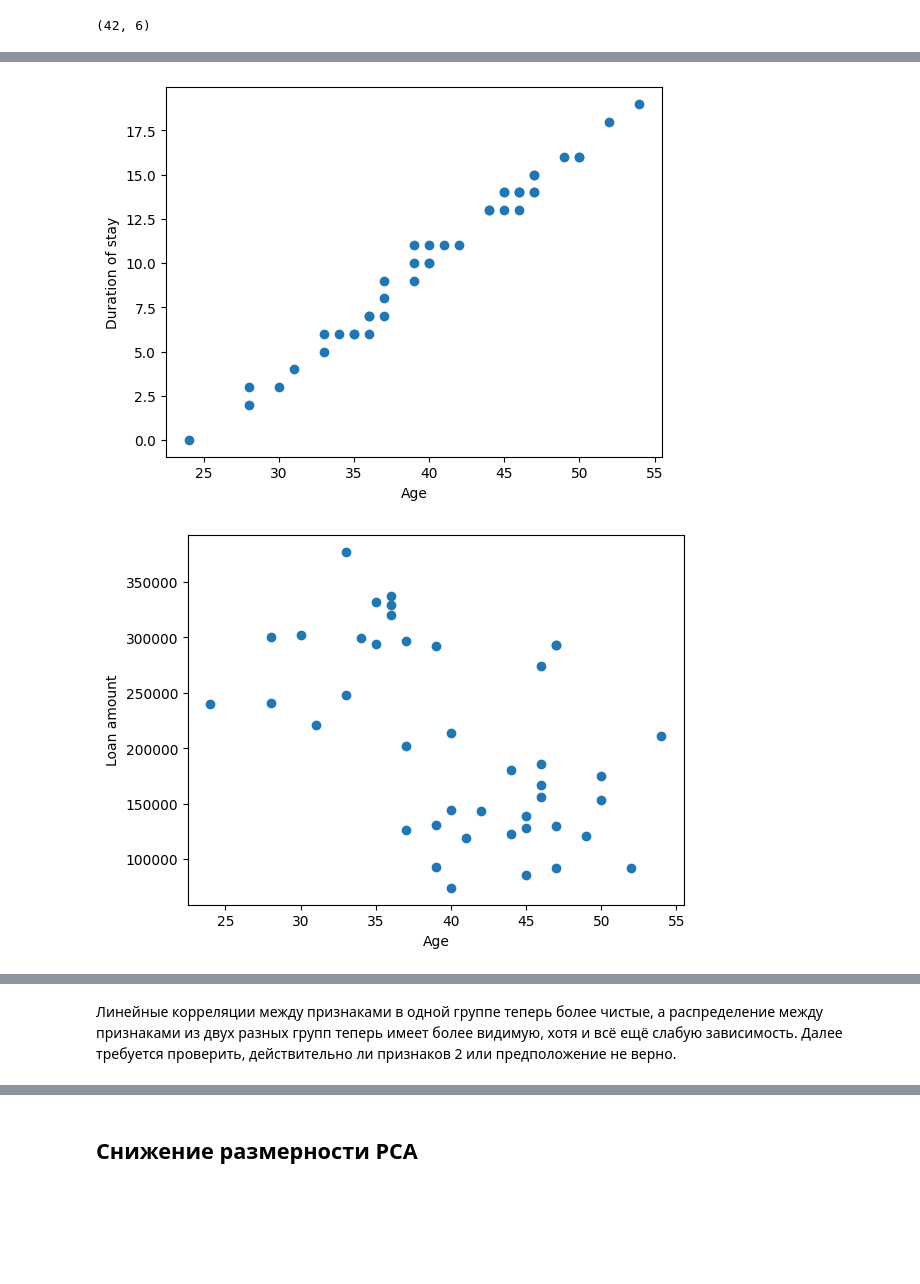
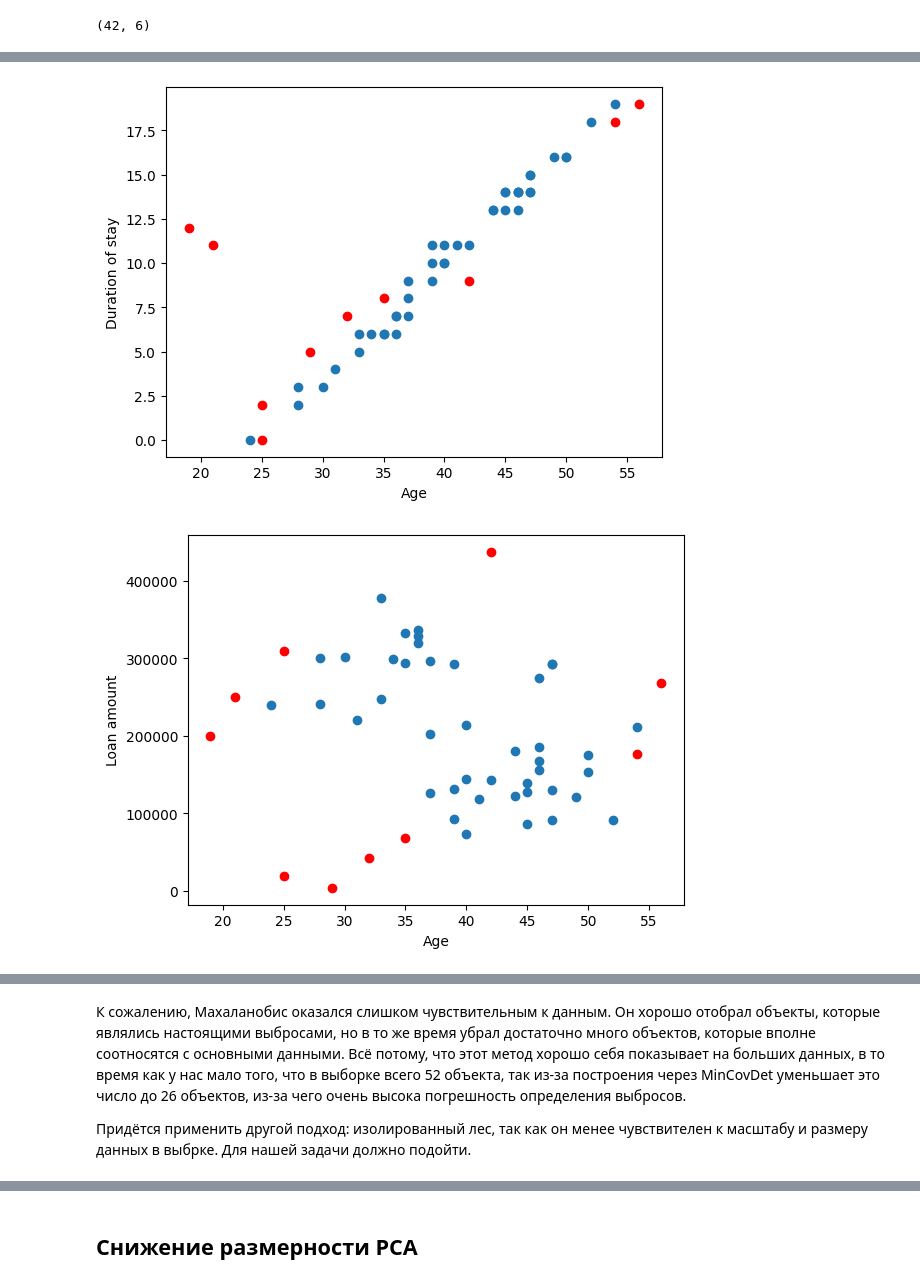
Before and after one commit to GrafVonTee/Kalyagin-Lab1, a Jupyter notebook: lab1.ipynb, the cells around one changed output, grey strips where cells are left out. Drawn from its saved outputs; the diff is of its cells as text; code cells hidden in the pictures; blank space fills up the shorter version.

```diff
--- a/lab1.ipynb
+++ b/lab1.ipynb
@@ -94,7 +96,7 @@ def draw_plots(table: pd.DataFrame):
         plt.show()
 
 
-def draw_corr_plots(table: pd.DataFrame):
+def draw_corr_plots(table: pd.DataFrame, outliers: pd.DataFrame = None):
     for (x, y) in combinations(table.columns, 2):
         if x == y:
             continue
@@ -109,6 +111,11 @@ def draw_corr_plots(table: pd.DataFrame):
         plt.xlabel(x)
         plt.ylabel(y)
 
+        if outliers is not None:
+            outlier_points = outliers[[x, y]].dropna()
+            plt.scatter(outlier_points[x], outlier_points[y],
+                        color='red', label='Выбросы', zorder=5)
+
         plt.show()
 # %%
 # Строим графики признаков
@@ -215,3 +247,6 @@ def mahal_outliers_mask(table: pd.DataFrame, cols, alpha=0.99):
 df_new.shape
 # %% [output]
 (52, 6)
+# %%
+mahal_outliers = df_new[-mahal_outliers_mask(df_new, df_new.columns)].copy()
+mahal_outliers
@@ -218,8 +265,8 @@ df_new.shape
 # %%
-df_cleaned = df_new[mahal_outliers_mask(df_new, df_new.columns)].copy()
-df_cleaned.shape
+df_mahal = df_new[mahal_outliers_mask(df_new, df_new.columns)].copy()
+df_mahal.shape
 # %% [output]
 (42, 6)
 # %%
-draw_corr_plots(df_cleaned)
+draw_corr_plots(df_mahal, outliers=mahal_outliers)
 # %% [output]
@@ -228,2 +275,2 @@ draw_corr_plots(df_cleaned)
-[figure, old version]
+[figure, new version]
-[figure, old version]
+[figure, new version]
@@ -237,2 +284,4 @@ draw_corr_plots(df_cleaned)
 # %% [markdown]
-Линейные корреляции между признаками в одной группе теперь более чистые, а распределение между признаками из двух разных групп теперь имеет более видимую, хотя и всё ещё слабую зависимость. Далее требуется проверить, действительно ли признаков 2 или предположение не верно.
+К сожалению, Махаланобис оказался слишком чувствительным к данным. Он хорошо отобрал объекты, которые являлись настоящими выбросами, но в то же время убрал достаточно много объектов, которые вполне соотносятся с основными данными. Всё потому, что этот метод хорошо себя показывает на больших данных, в то время как у нас мало того, что в выборке всего 52 объекта, так из-за построения через MinCovDet уменьшает это число до 26 объектов, из-за чего очень высока погрешность определения выбросов.
+
+Придётся применить другой подход: изолированный лес, так как он менее чувствителен к масштабу и размеру данных в выбрке. Для нашей задачи должно подойти.
```
Also changed, not shown: parts of 30 cells of this notebook.
